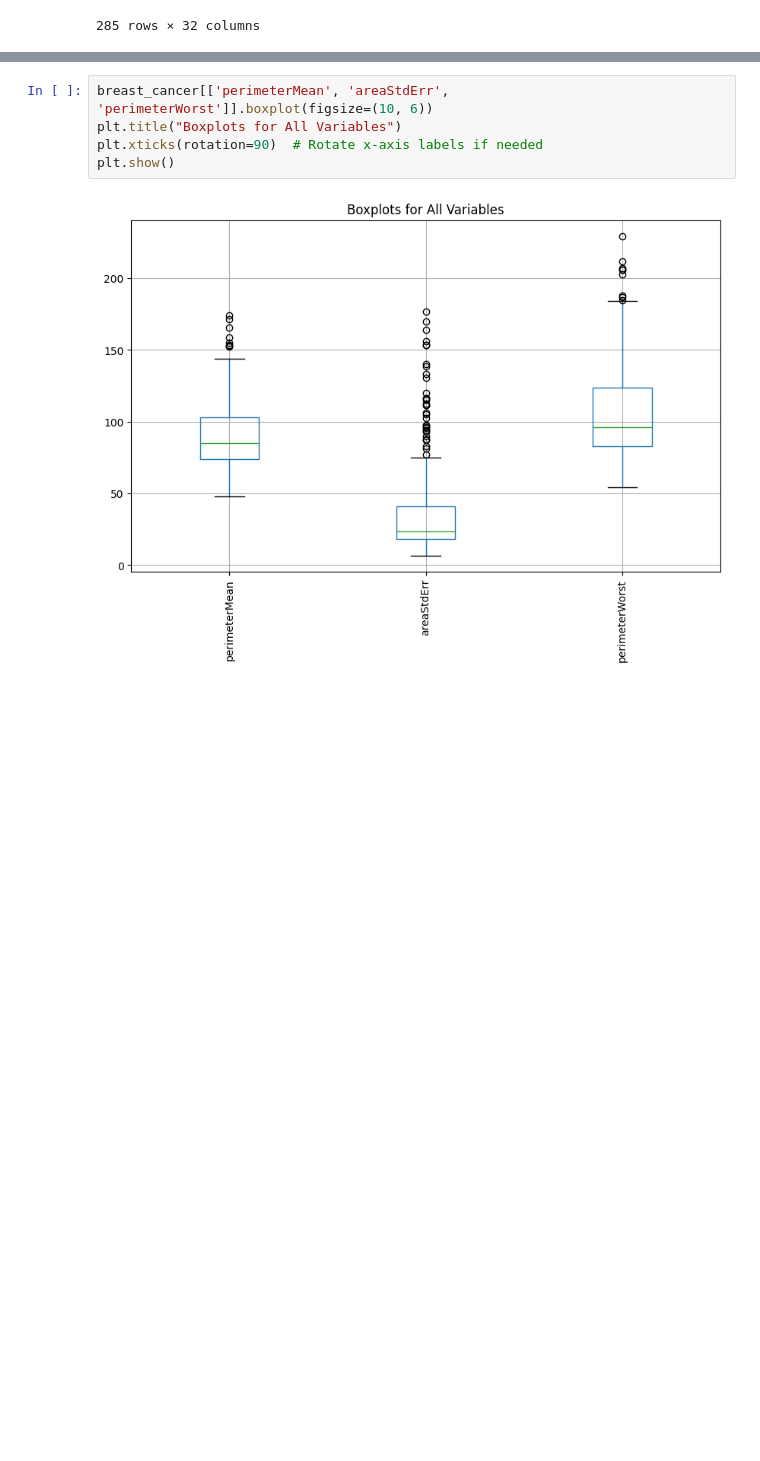
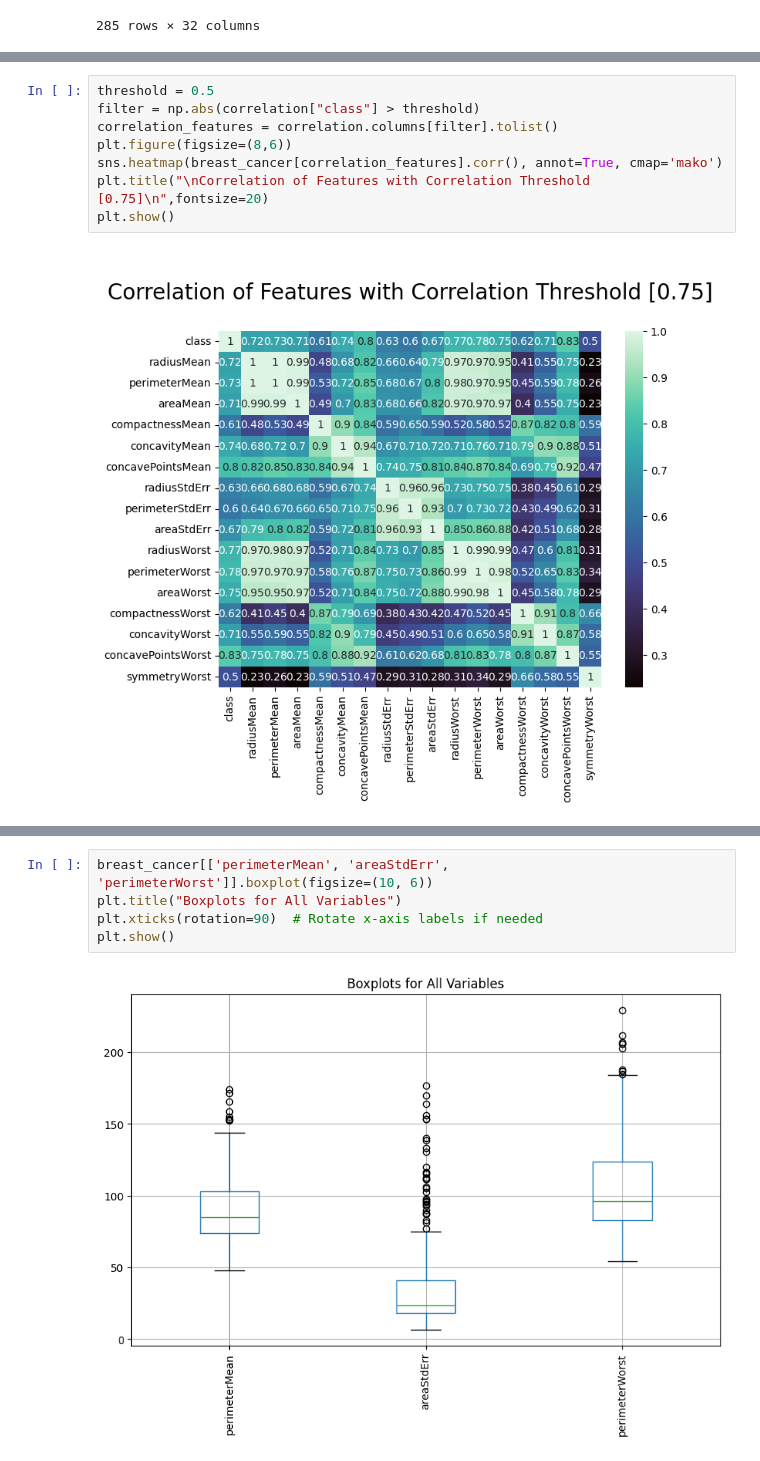
Before and after one commit to lebe1/MachineLearningCourse, a Jupyter notebook: Exercise1/data/explore_breast_cancer.ipynb, the cells around one changed output, grey strips where cells are left out. Saved outputs shown, nothing was run; the diff lists cells and outputs as text; blank space fills up the shorter version.

```diff
--- a/Exercise1/data/explore_breast_cancer.ipynb
+++ b/Exercise1/data/explore_breast_cancer.ipynb
@@ -157 +184,11 @@ sns.heatmap(correlation, annot=True, cmap='mako')
+# %%
+threshold = 0.5
+filter = np.abs(correlation["class"] > threshold)
+correlation_features = correlation.columns[filter].tolist()
+plt.figure(figsize=(8,6))
+sns.heatmap(breast_cancer[correlation_features].corr(), annot=True, cmap='mako')
+plt.title("\nCorrelation of Features with Correlation Threshold [0.75]\n",fontsize=20)
+plt.show()
+# %% [output]
+[figure, added]
 # %%
```
Also changed, not shown: parts of 19 cells of this notebook, 1 other file.
